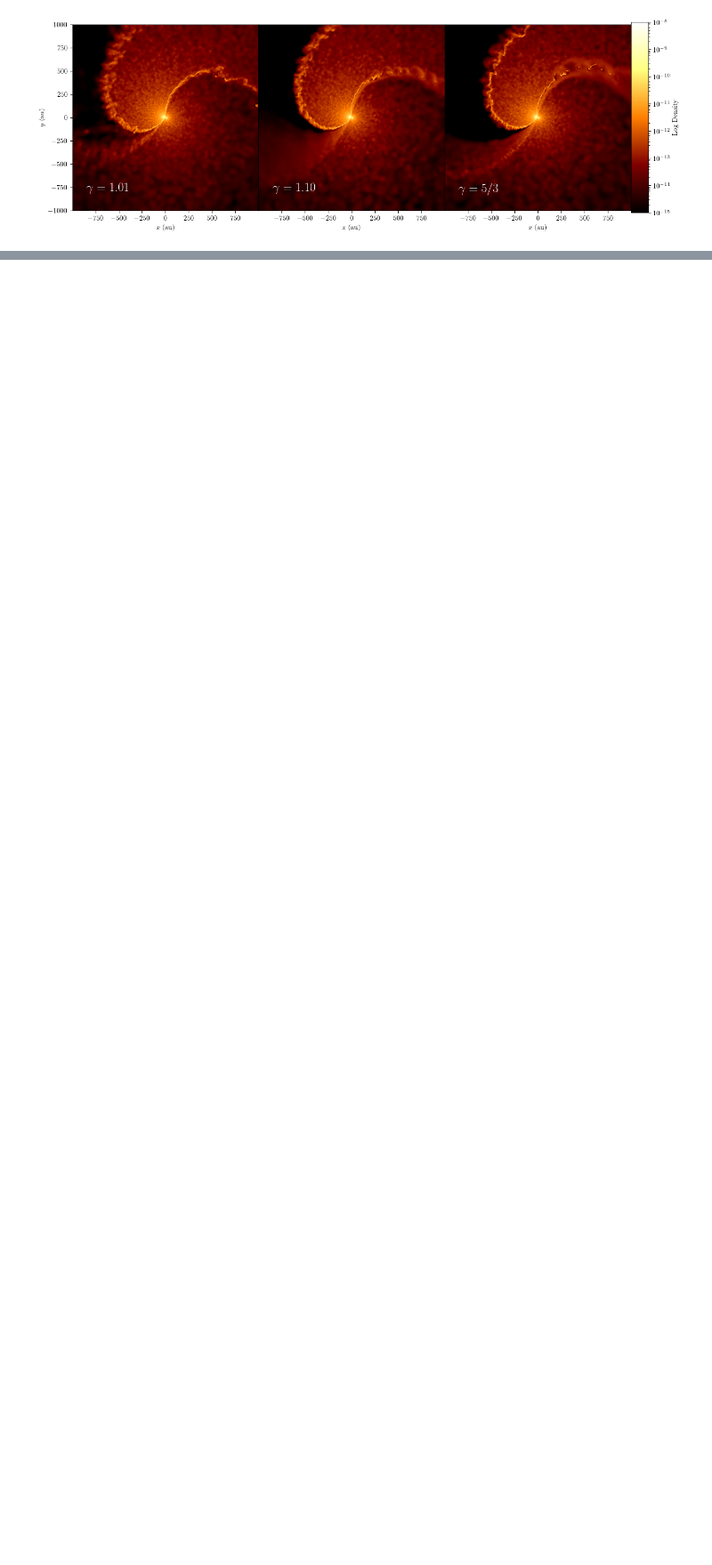
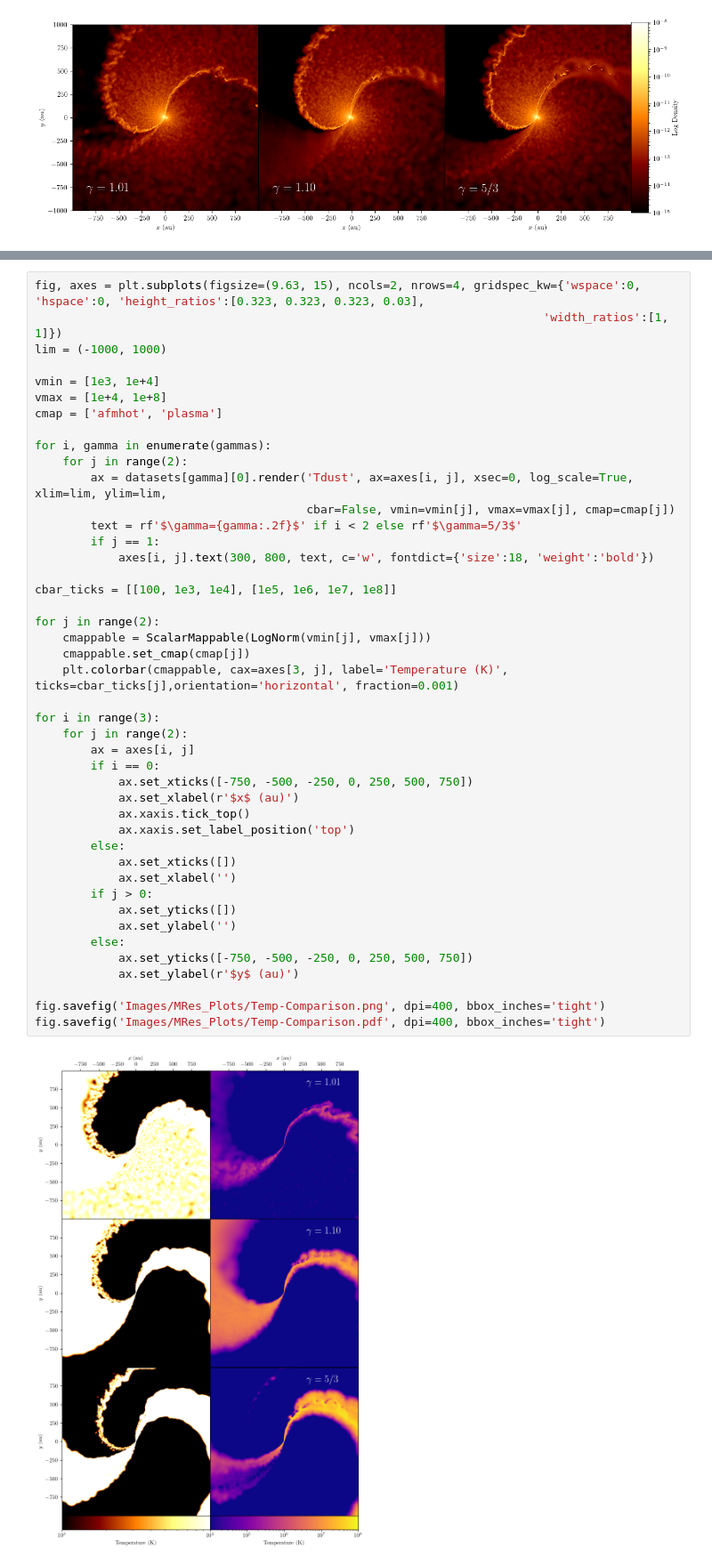
Before and after one commit to ryanwhite1/xenomorph, a Jupyter notebook: Sarracen_test.ipynb, the cells around one changed output, grey strips where cells are left out. Shown at 89% size. Saved outputs shown, nothing was run; the diff lists cells and outputs as text; blank space fills up the shorter version.

Commit message:
Temp comparison

```diff
--- a/Sarracen_test.ipynb
+++ b/Sarracen_test.ipynb
@@ -223,0 +229,46 @@ fig.savefig('Images/MRes_Plots/P_vs_r_gamma1.1.pdf', dpi=400, bbox_inches='tight
+# %%
+fig, axes = plt.subplots(figsize=(9.63, 15), ncols=2, nrows=4, gridspec_kw={'wspace':0, 'hspace':0, 'height_ratios':[0.323, 0.323, 0.323, 0.03],
+                                                                         'width_ratios':[1, 1]})
+lim = (-1000, 1000)
+
+vmin = [1e3, 1e+4]
+vmax = [1e+4, 1e+8]
+cmap = ['afmhot', 'plasma']
+
+for i, gamma in enumerate(gammas):
+    for j in range(2):
+        ax = datasets[gamma][0].render('Tdust', ax=axes[i, j], xsec=0, log_scale=True, xlim=lim, ylim=lim,
+                                       cbar=False, vmin=vmin[j], vmax=vmax[j], cmap=cmap[j])
+        text = rf'$\gamma={gamma:.2f}$' if i < 2 else rf'$\gamma=5/3$'
+        if j == 1:
+            axes[i, j].text(300, 800, text, c='w', fontdict={'size':18, 'weight':'bold'})
+
+cbar_ticks = [[100, 1e3, 1e4], [1e5, 1e6, 1e7, 1e8]]
+
+for j in range(2):
+    cmappable = ScalarMappable(LogNorm(vmin[j], vmax[j]))
+    cmappable.set_cmap(cmap[j])
+    plt.colorbar(cmappable, cax=axes[3, j], label='Temperature (K)', ticks=cbar_ticks[j],orientation='horizontal', fraction=0.001)
+
+for i in range(3):
+    for j in range(2):
+        ax = axes[i, j]
+        if i == 0:
+            ax.set_xticks([-750, -500, -250, 0, 250, 500, 750])
+            ax.set_xlabel(r'$x$ (au)')
+            ax.xaxis.tick_top()
+            ax.xaxis.set_label_position('top')
+        else:
+            ax.set_xticks([])
+            ax.set_xlabel('')
+        if j > 0:
+            ax.set_yticks([])
+            ax.set_ylabel('')
+        else:
+            ax.set_yticks([-750, -500, -250, 0, 250, 500, 750])
+            ax.set_ylabel(r'$y$ (au)')
+
+fig.savefig('Images/MRes_Plots/Temp-Comparison.png', dpi=400, bbox_inches='tight')
+fig.savefig('Images/MRes_Plots/Temp-Comparison.pdf', dpi=400, bbox_inches='tight')
+# %% [output]
+[figure, added]
```
Also changed, not shown: parts of 3 cells of this notebook, 7 other files.
